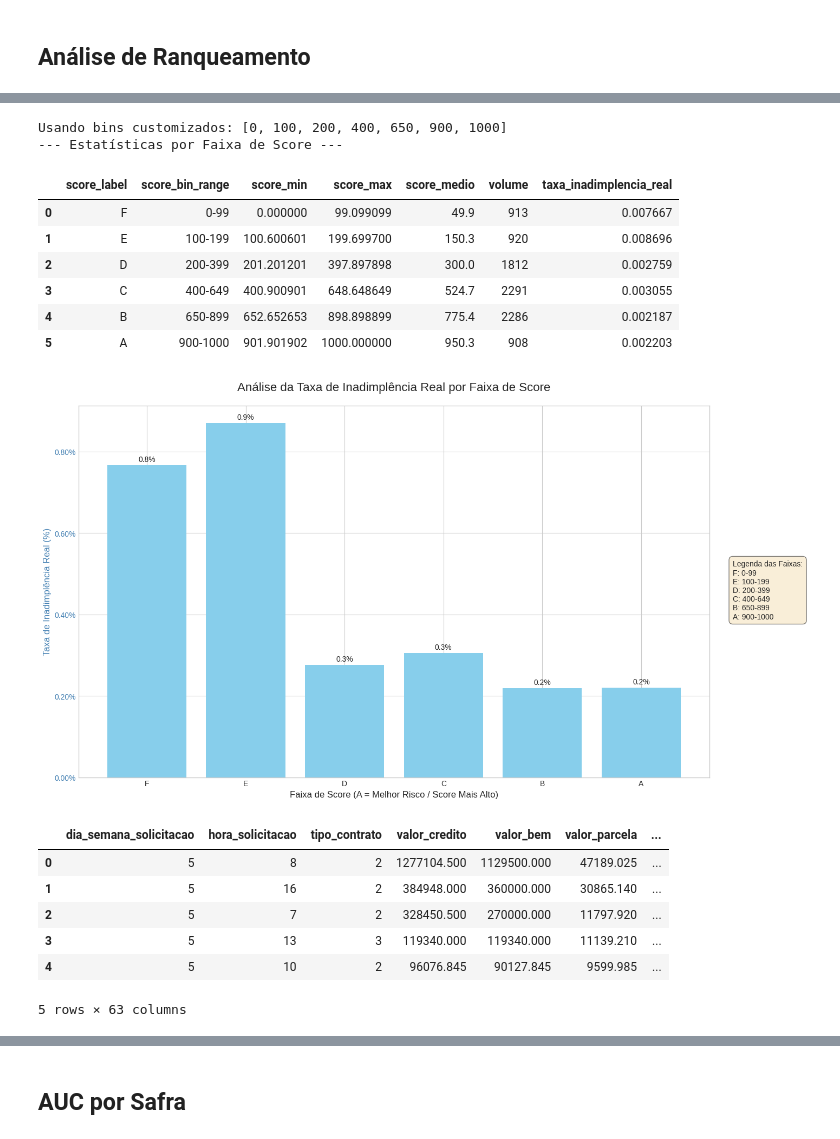
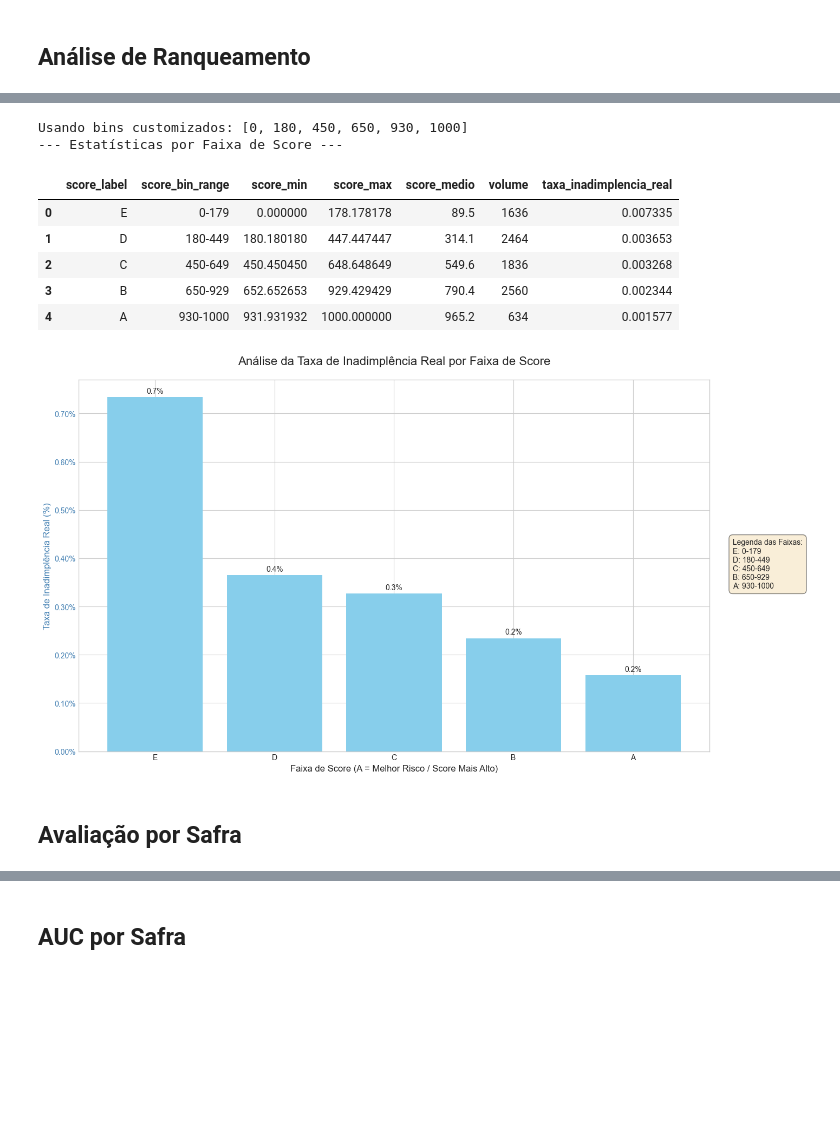
Before and after one commit to JVMergulho/case-ds, a Jupyter notebook: notebooks/pos_modelo.ipynb, the cells around one changed output, grey strips where cells are left out. Drawn from its saved outputs; the diff is of its cells as text; code cells hidden in the pictures; blank space fills up the shorter version.

Commit message:
add model after psi

```diff
--- a/notebooks/pos_modelo.ipynb
+++ b/notebooks/pos_modelo.ipynb
@@ -201,13 +50,0 @@ plt.show()
-# %%
-ano_str = X_test['data_decisao_ano'].astype(str)
-mes_str = X_test['data_decisao_mes'].astype(str)
-
-# garante que o mês tenha sempre dois dígitos
-mes_formatado = mes_str.str.zfill(2)
-
-# concatena as strings para criar a safra no formato 'YYYY-MM'
-X_test['safra'] = ano_str + '-' + mes_formatado
-
-# verifica o resultado
-print("Coluna 'safra' criada com sucesso. Amostra:")
-display(X_test[['safra', 'data_decisao_ano', 'data_decisao_mes']].head())
@@ -222,3 +51,9 @@ Coluna 'safra' criada com sucesso. Amostra:
+# %%
+X_test_processed = X_test.drop(columns=['data_decisao_ano', 'safra'], axis=1)
+
+credit_scores = calculate_scores(model, X_test_processed)
+X_test_scored = X_test.copy()
+X_test_scored['credit_score'] = credit_scores
 # %% [markdown]
 ## Análise de Ranqueamento
 # %%
@@ -391,23 +231,22 @@ Usando 5 bins automáticos (quantis).
 [figure]
 # %%
-bins_edges = [0, 100, 200, 400, 650, 900, 1000]
+bins_edges = [0, 180, 450, 650, 930, 1000]
 
 stats_df = analyze_score_bins_custom(credit_scores_uniformed, y_test, bins_edges=bins_edges)
 
 # 3. Exiba a tabela de estatísticas
 print("--- Estatísticas por Faixa de Score ---")
 display(stats_df)
 
 # 4. Plote o gráfico
 plot_score_bins_analysis(stats_df)
 # %% [output]
-Usando bins customizados: [0, 100, 200, 400, 650, 900, 1000]
+Usando bins customizados: [0, 180, 450, 650, 930, 1000]
 --- Estatísticas por Faixa de Score ---
 |  | score_label | score_bin_range | score_min | score_max | score_medio | volume | taxa_inadimplencia_real |
-| 0 | F | 0-99 | 0.000000 | 99.099099 | 49.9 | 913 | 0.007667 |
-| 1 | E | 100-199 | 100.600601 | 199.699700 | 150.3 | 920 | 0.008696 |
-| 2 | D | 200-399 | 201.201201 | 397.897898 | 300.0 | 1812 | 0.002759 |
-| 3 | C | 400-649 | 400.900901 | 648.648649 | 524.7 | 2291 | 0.003055 |
-| 4 | B | 650-899 | 652.652653 | 898.898899 | 775.4 | 2286 | 0.002187 |
-| 5 | A | 900-1000 | 901.901902 | 1000.000000 | 950.3 | 908 | 0.002203 |
+| 0 | E | 0-179 | 0.000000 | 178.178178 | 89.5 | 1636 | 0.007335 |
+| 1 | D | 180-449 | 180.180180 | 447.447447 | 314.1 | 2464 | 0.003653 |
+| 2 | C | 450-649 | 450.450450 | 648.648649 | 549.6 | 1836 | 0.003268 |
+| 3 | B | 650-929 | 652.652653 | 929.429429 | 790.4 | 2560 | 0.002344 |
+| 4 | A | 930-1000 | 931.931932 | 1000.000000 | 965.2 | 634 | 0.001577 |
-[figure, old version]
+[figure, new version]
@@ -416 +253,3 @@ safra_test = X_test['data_decisao_mes']
+# %% [markdown]
+## Avaliação por Safra
 # %%
@@ -463,11 +300 @@ def assign_score_labels(credit_scores, bins_edges=None, num_bins=10):
-# %%
-X_test['safra'].value_counts()
-# %% [output]
-|  | dia_semana_solicitacao | hora_solicitacao | tipo_contrato | valor_credito | valor_bem | valor_parcela | ... |
-| 0 | 5 | 8 | 2 | 1277104.500 | 1129500.000 | 47189.025 | ... |
-| 1 | 5 | 16 | 2 | 384948.000 | 360000.000 | 30865.140 | ... |
-| 2 | 5 | 7 | 2 | 328450.500 | 270000.000 | 11797.920 | ... |
-| 3 | 5 | 13 | 3 | 119340.000 | 119340.000 | 11139.210 | ... |
-| 4 | 5 | 10 | 2 | 96076.845 | 90127.845 | 9599.985 | ... |
-5 rows × 63 columns
 # %%
```
Also changed, not shown: parts of 21 cells of this notebook, 4 other files.
